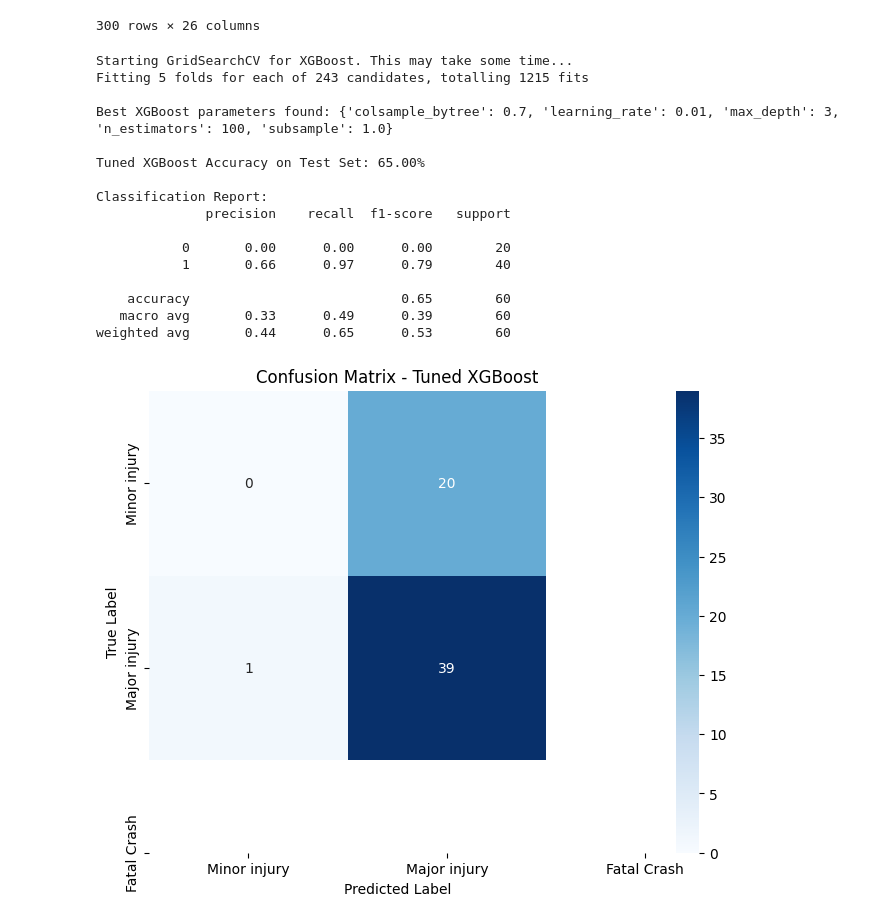
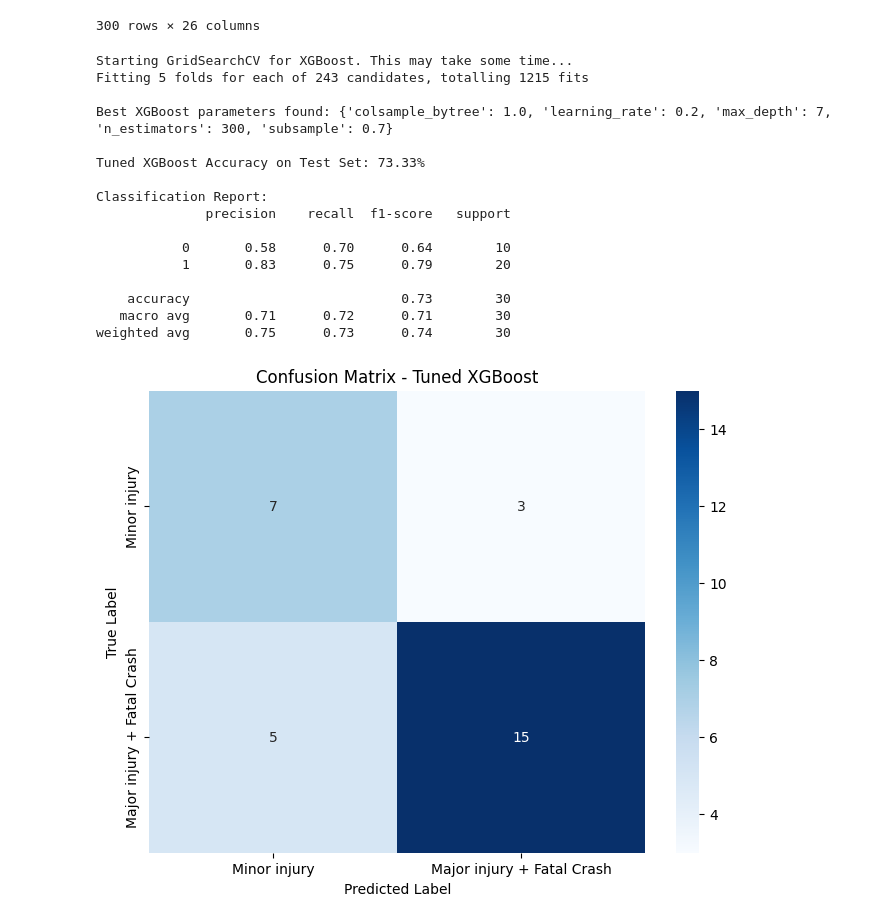
Before and after one commit to T-SarvesH/DataQuest-ML, a Jupyter notebook: main_model.ipynb, the cells around one changed output. Drawn from its saved outputs; the diff is of its cells as text; code cells hidden in the pictures.

Commit message:
Accuracy increased to 73%

```diff
--- a/main_model.ipynb
+++ b/main_model.ipynb
@@ -615,9 +616,17 @@ refined_data = refined_data.drop(columns=['Gender', 'Vehicle_Type', 'Road_Type',
 Features = refined_data.drop(columns=['Crash_Severity'], axis=1, errors='ignore') #X
 Class = refined_data['Crash_Severity'] #Y
 
-X_train, X_test, Y_train, Y_test = train_test_split(Features, Class, test_size=0.2, stratify=Class, shuffle=True)
+X_train, X_test, Y_train, Y_test = train_test_split(Features, Class, test_size=0.1, stratify=Class, shuffle=True)
+
+count_minor_injury = np.sum(Y_train == 0)
+count_major_fatal = np.sum(Y_train == 1)
+
+scale_pos_weight_value = count_minor_injury / count_major_fatal
+
+smote = SMOTE(random_state=42)
+X_train, Y_train = smote.fit_resample(X_train, Y_train)
 # %%
-xgb_model = XGBClassifier(objective='multi:softmax', num_class=len(Class.unique()), eval_metric='mlogloss', random_state=42)
+xgb_model = XGBClassifier(objective='binary:logistic', eval_metric='logloss', random_state=42, scale_pos_weight=scale_pos_weight_value)
 
 # --- Step 2: Define the Hyperparameter Grid for GridSearchCV ---
 param_grid_xgb = {
@@ -628,9 +637,10 @@ param_grid_xgb = {
     'colsample_bytree': [0.7, 0.9, 1.0],
 }
 
+
 # --- Step 3: Set up and Run GridSearchCV ---
 print("Starting GridSearchCV for XGBoost. This may take some time...")
-grid_search_xgb = GridSearchCV(xgb_model, param_grid_xgb, cv=5, scoring='accuracy', n_jobs=-1, verbose=1)
+grid_search_xgb = GridSearchCV(xgb_model, param_grid_xgb, cv=5, scoring='balanced_accuracy', n_jobs=-1, verbose=1)
 grid_search_xgb.fit(X_train, Y_train)
 
 # Get the best model after tuning
@@ -650,42 +660,42 @@ print(classification_report(Y_test, xgb_predictions))
 cm_xgb = confusion_matrix(Y_test, xgb_predictions)
 pt.figure(figsize=(8, 6))
 # Define your class labels based on your Crash_Severity mapping (e.g., 0:Minor, 1:Major, 2:Fatal)
-class_labels = ['Minor injury', 'Major injury', 'Fatal Crash'] # <--- ADJUST THIS LIST TO YOUR ACTUAL LABELS AND THEIR MAPPED ORDER
+class_labels = ['Minor injury', 'Major injury + Fatal Crash'] # <--- ADJUST THIS LIST TO YOUR ACTUAL LABELS AND THEIR MAPPED ORDER
 sns.heatmap(cm_xgb, annot=True, fmt="d", cmap="Blues",
             xticklabels=class_labels, yticklabels=class_labels)
 pt.title("Confusion Matrix - Tuned XGBoost")
 pt.xlabel("Predicted Label")
 pt.ylabel("True Label")
 pt.show()
 
 # --- Step 5: Extract and Visualize Feature Importance ---
 if hasattr(best_xgb, 'feature_importances_'):
     importance = best_xgb.feature_importances_
     features = X_train.columns
     feature_importance_df = pd.DataFrame({'Feature': features, 'Importance': importance})
     feature_importance_df = feature_importance_df.sort_values(by='Importance', ascending=False)
 
     pt.figure(figsize=(12, 8))
     sns.barplot(x='Importance', y='Feature', data=feature_importance_df.head(20))
     pt.title('Top 20 Feature Importance (XGBoost)')
     pt.xlabel('Importance Score')
     pt.ylabel('Feature')
     pt.show()
 # %% [output]
 Starting GridSearchCV for XGBoost. This may take some time...
 Fitting 5 folds for each of 243 candidates, totalling 1215 fits
 
-Best XGBoost parameters found: {'colsample_bytree': 0.7, 'learning_rate': 0.01, 'max_depth': 3, 'n_estimators': 100, 'subsample': 1.0}
+Best XGBoost parameters found: {'colsample_bytree': 1.0, 'learning_rate': 0.2, 'max_depth': 7, 'n_estimators': 300, 'subsample': 0.7}
 
-Tuned XGBoost Accuracy on Test Set: 65.00%
+Tuned XGBoost Accuracy on Test Set: 73.33%
 
 Classification Report:
               precision    recall  f1-score   support
 
-           0       0.00      0.00      0.00        20
-           1       0.66      0.97      0.79        40
+           0       0.58      0.70      0.64        10
+           1       0.83      0.75      0.79        20
 
-    accuracy                           0.65        60
-   macro avg       0.33      0.49      0.39        60
-weighted avg       0.44      0.65      0.53        60
+    accuracy                           0.73        30
+   macro avg       0.71      0.72      0.71        30
+weighted avg       0.75      0.73      0.74        30
-[figure, old version]
+[figure, new version]
```
Also changed, not shown: parts of 2 cells of this notebook, 1 other file.
